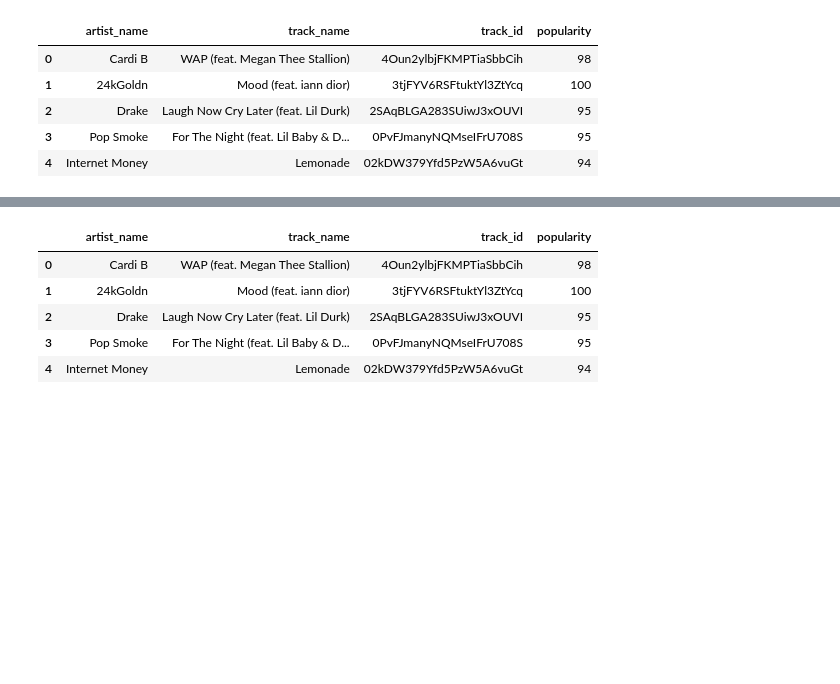
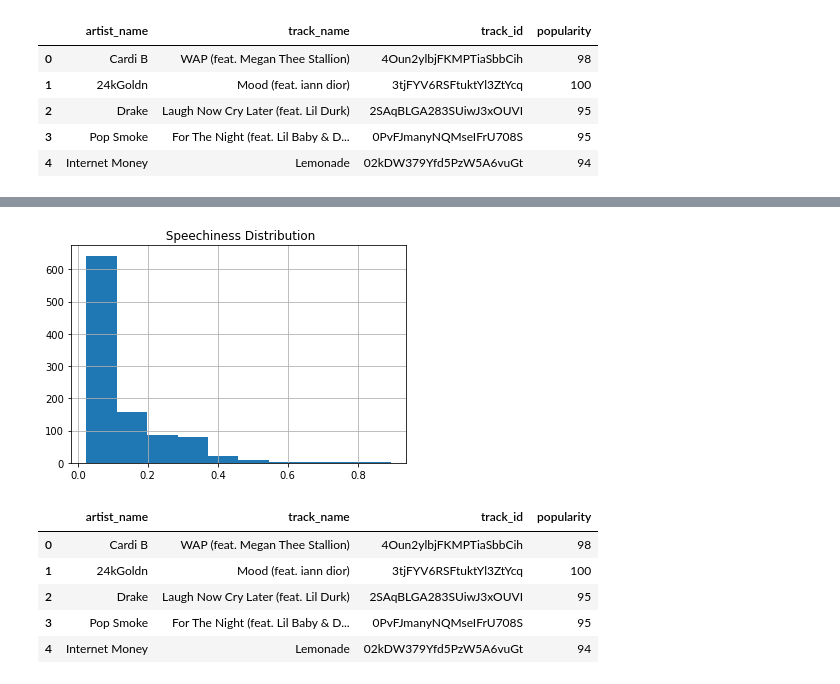
Before and after one commit to ipatel467/Spotify-Project, a Jupyter notebook: Spotify.ipynb, the cells around one changed output, grey strips where cells are left out. Cells and saved outputs as stored; diff of their text form; code cells hidden in the pictures; blank space fills up the shorter version.

```diff
--- a/Spotify.ipynb
+++ b/Spotify.ipynb
@@ -129,3 +146,8 @@ Shape of the dataset: (1000, 18)
+# %%
+df_audio_features['speechiness'].hist()
+plt.title(' Speechiness Distribution');
+# %% [output]
+[figure, added]
 # %%
 df_tracks.head()
 # %% [output]
```
Also changed, not shown: parts of 11 cells of this notebook.
